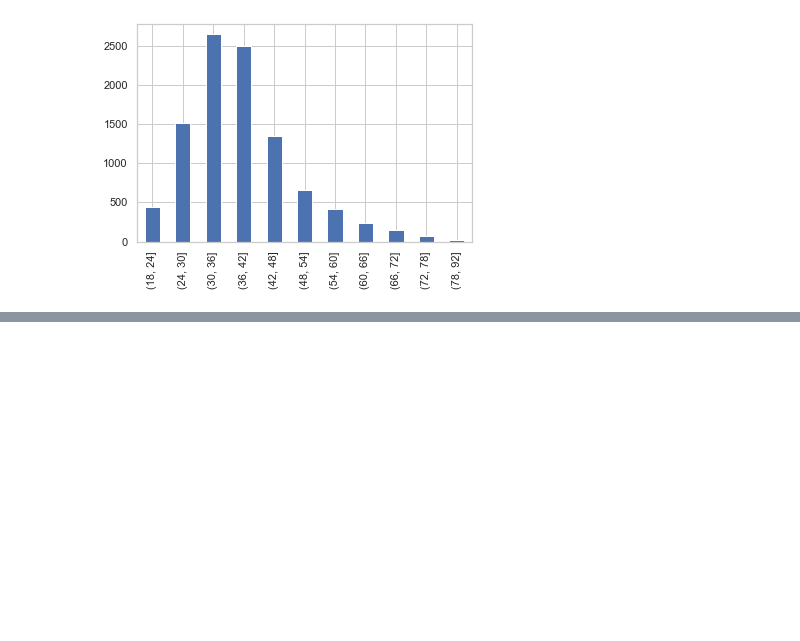
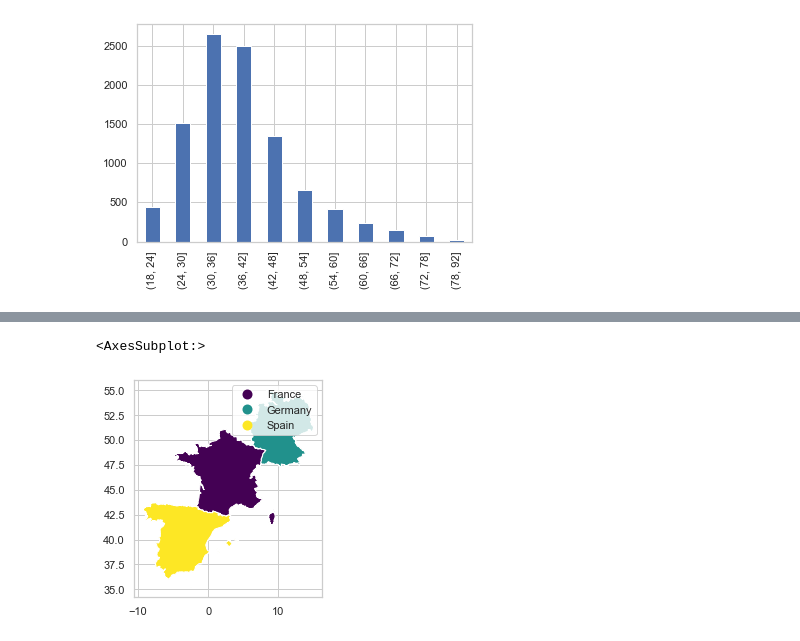
Before and after one commit to abigail-delacruz/AnalyticsMiproyecto, a Jupyter notebook: src/eda.ipynb, the cells around one changed output, grey strips where cells are left out. Drawn from its saved outputs; the diff is of its cells as text; code cells hidden in the pictures; blank space fills up the shorter version.

```diff
--- a/src/eda.ipynb
+++ b/src/eda.ipynb
@@ -103,0 +191,11 @@ profile.to_file('..\DATA\'Churn_Modelling.csv')
+# %%
+# Unimos los conteos utilizando los nombres de departamentos
+gdf_conteo_x_pais = pd.merge(left=europa_gdf, right=conteo_x_pais,
+                             left_on="NAME", right_on='index')
+# %%
+# Mapa de calor de # x pais
+gdf_conteo_x_pais.plot("NAME", cmap='viridis',
+                       legend=True)
+# %% [output]
+<AxesSubplot:>
+[figure, added]
```
Also changed, not shown: parts of 24 cells of this notebook.
